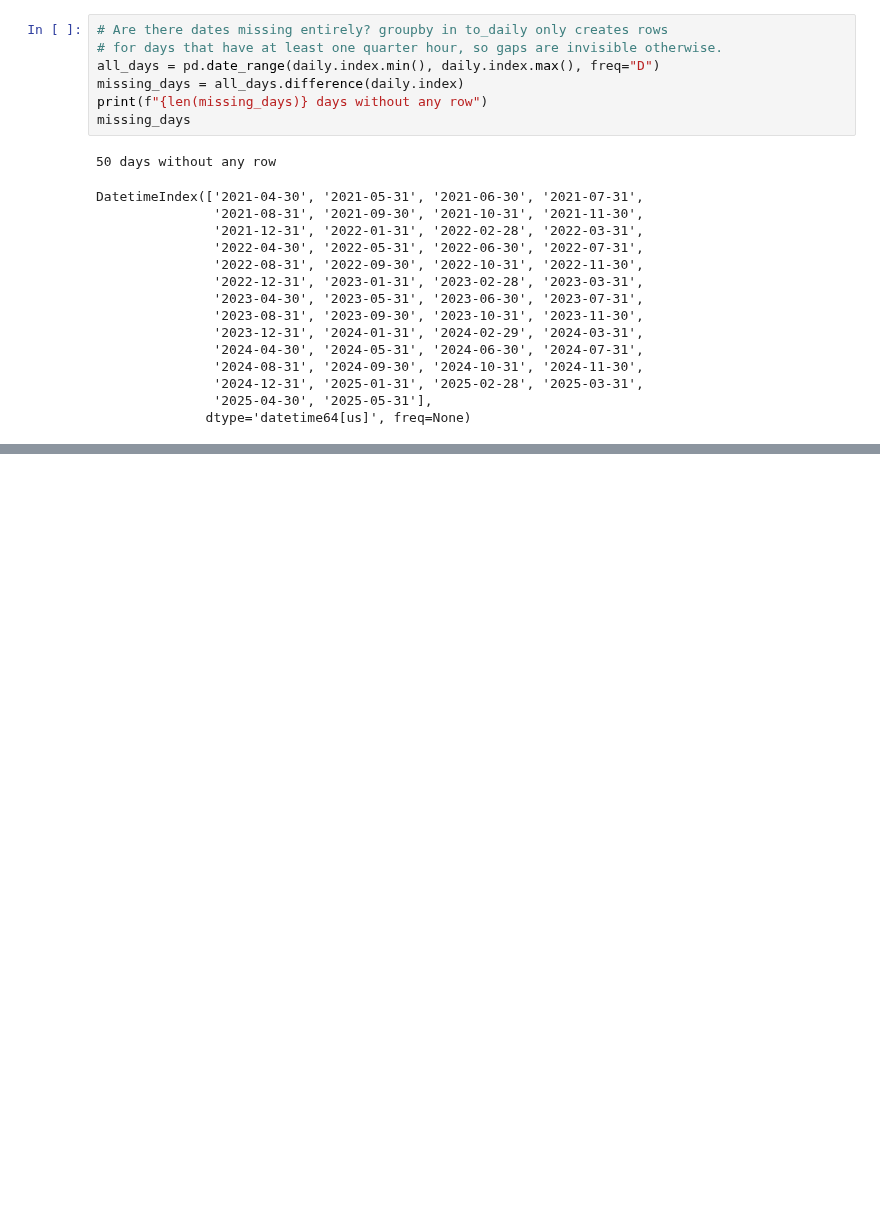
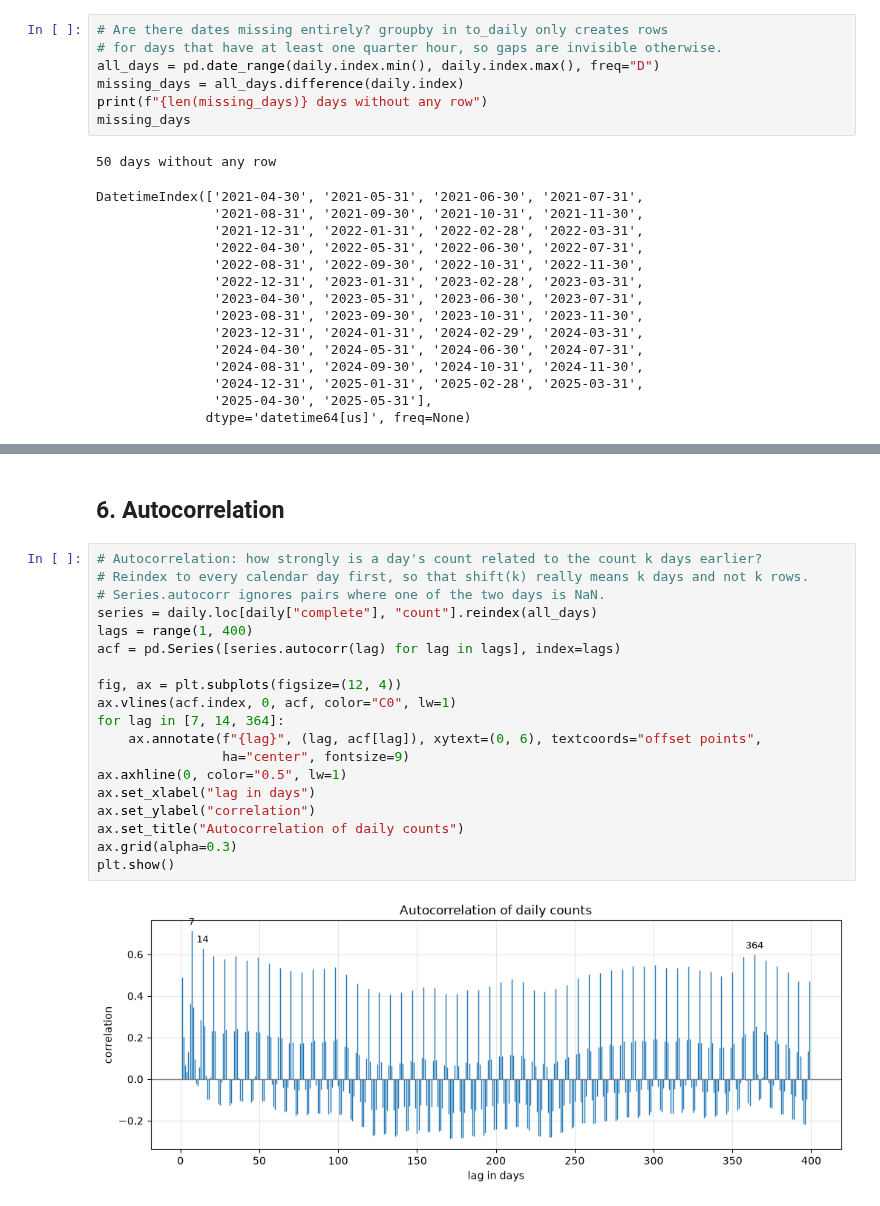
Before and after one commit to annikahackenberg/muenster-cycling-data, a Jupyter notebook: notebooks/01_explorative_analyse.ipynb, the cells around one changed output, grey strips where cells are left out. Saved outputs shown, nothing was run; the diff lists cells and outputs as text; blank space fills up the shorter version.

```diff
--- a/notebooks/01_explorative_analyse.ipynb
+++ b/notebooks/01_explorative_analyse.ipynb
@@ -123,0 +238,23 @@ plt.show()
+# %% [markdown]
+## 6. Autocorrelation
+# %%
+# Autocorrelation: how strongly is a day's count related to the count k days earlier?
+# Reindex to every calendar day first, so that shift(k) really means k days and not k rows.
+# Series.autocorr ignores pairs where one of the two days is NaN.
+series = daily.loc[daily["complete"], "count"].reindex(all_days)
+lags = range(1, 400)
+acf = pd.Series([series.autocorr(lag) for lag in lags], index=lags)
+
+fig, ax = plt.subplots(figsize=(12, 4))
+ax.vlines(acf.index, 0, acf, color="C0", lw=1)
+for lag in [7, 14, 364]:
+    ax.annotate(f"{lag}", (lag, acf[lag]), xytext=(0, 6), textcoords="offset points",
+                ha="center", fontsize=9)
+ax.axhline(0, color="0.5", lw=1)
+ax.set_xlabel("lag in days")
+ax.set_ylabel("correlation")
+ax.set_title("Autocorrelation of daily counts")
+ax.grid(alpha=0.3)
+plt.show()
+# %% [output]
+[figure, added]
```
Also changed, not shown: parts of 30 cells of this notebook, 1 other file.
